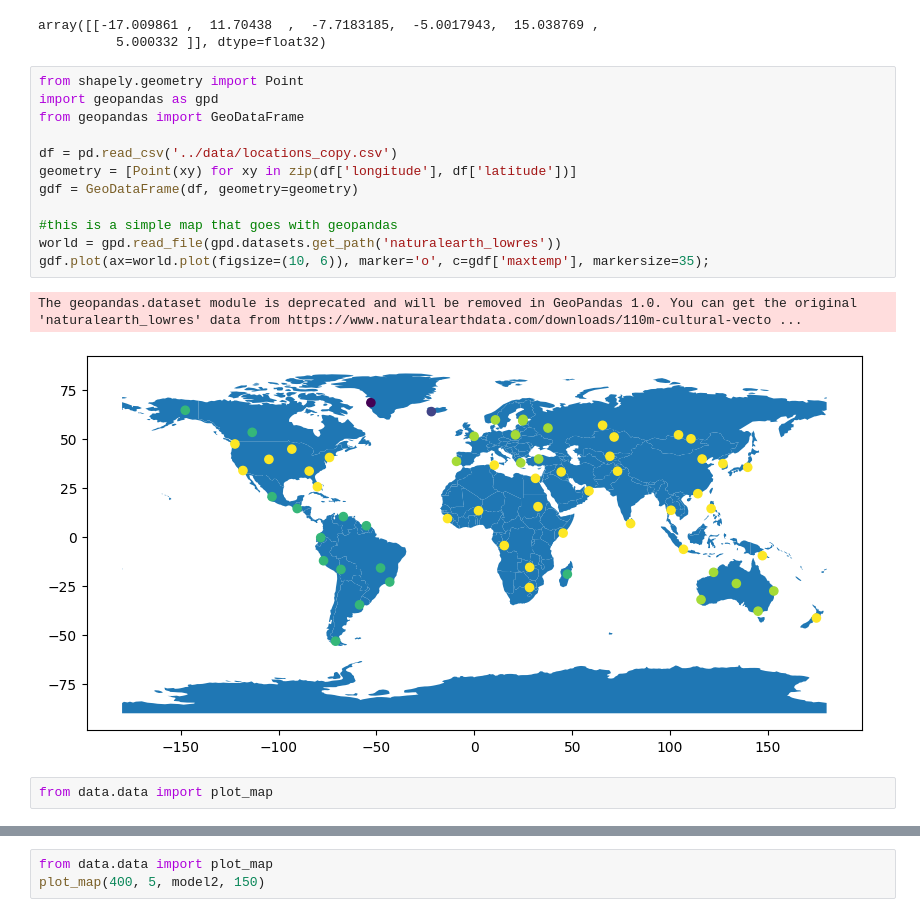
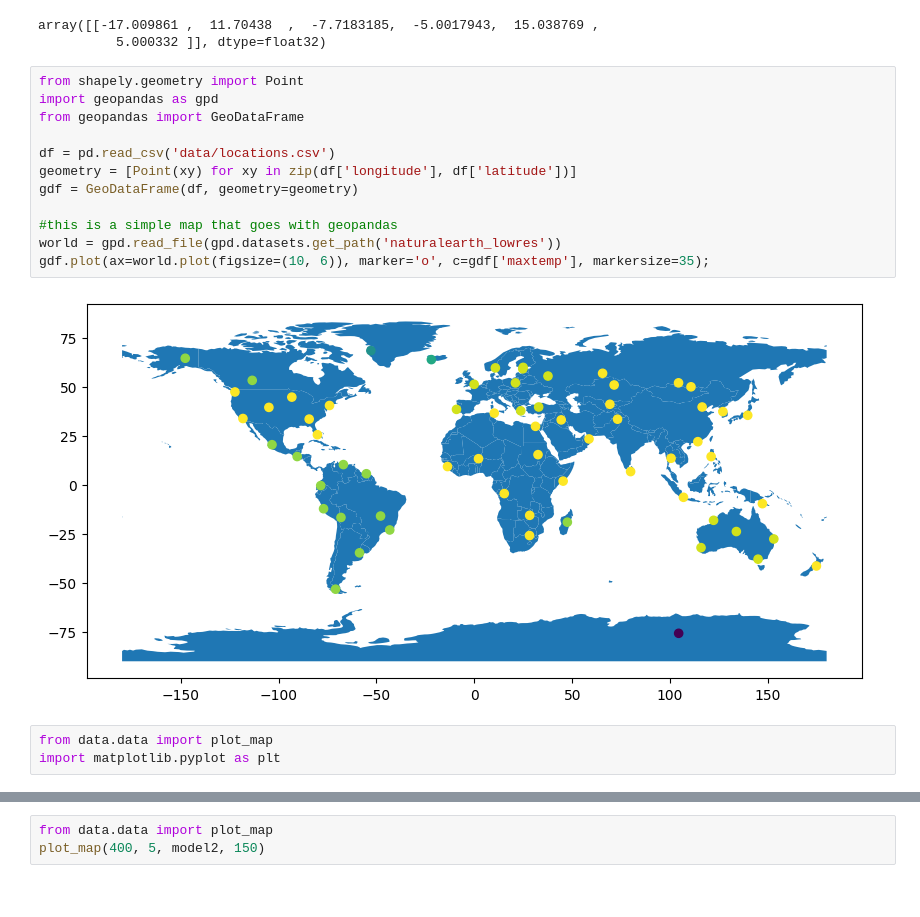
Before and after one commit to tymsoncyferki/alwaysgoodweather, a Jupyter notebook: model_training.ipynb, the cells around one changed output, grey strips where cells are left out. Drawn from its saved outputs; the diff is of its cells as text.

```diff
--- a/model_training.ipynb
+++ b/model_training.ipynb
@@ -73,17 +73,17 @@ array([[-17.009861 ,  11.70438  ,  -7.7183185,  -5.0017943,  15.038769 ,
 # %%
 from shapely.geometry import Point
 import geopandas as gpd
 from geopandas import GeoDataFrame
 
-df = pd.read_csv('../data/locations_copy.csv')
+df = pd.read_csv('data/locations.csv')
 geometry = [Point(xy) for xy in zip(df['longitude'], df['latitude'])]
 gdf = GeoDataFrame(df, geometry=geometry)
 
 #this is a simple map that goes with geopandas
 world = gpd.read_file(gpd.datasets.get_path('naturalearth_lowres'))
 gdf.plot(ax=world.plot(figsize=(10, 6)), marker='o', c=gdf['maxtemp'], markersize=35);
 # %% [output]
-The geopandas.dataset module is deprecated and will be removed in GeoPandas 1.0. You can get the original 'naturalearth_lowres' data from https://www.naturalearthdata.com/downloads/110m-cultural-vecto ...
-[figure, old version]
+[figure, new version]
 # %%
 from data.data import plot_map
+import matplotlib.pyplot as plt
```
Also changed, not shown: parts of 4 cells of this notebook, 2 other files.
